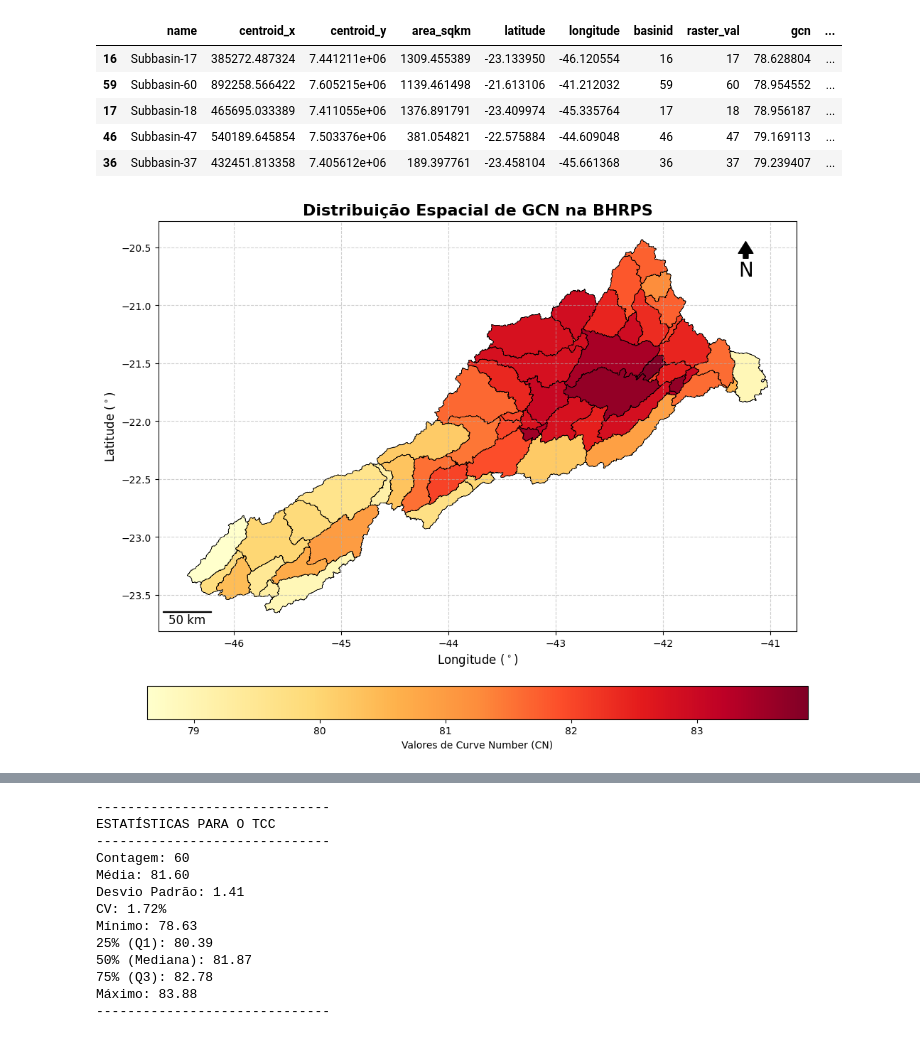
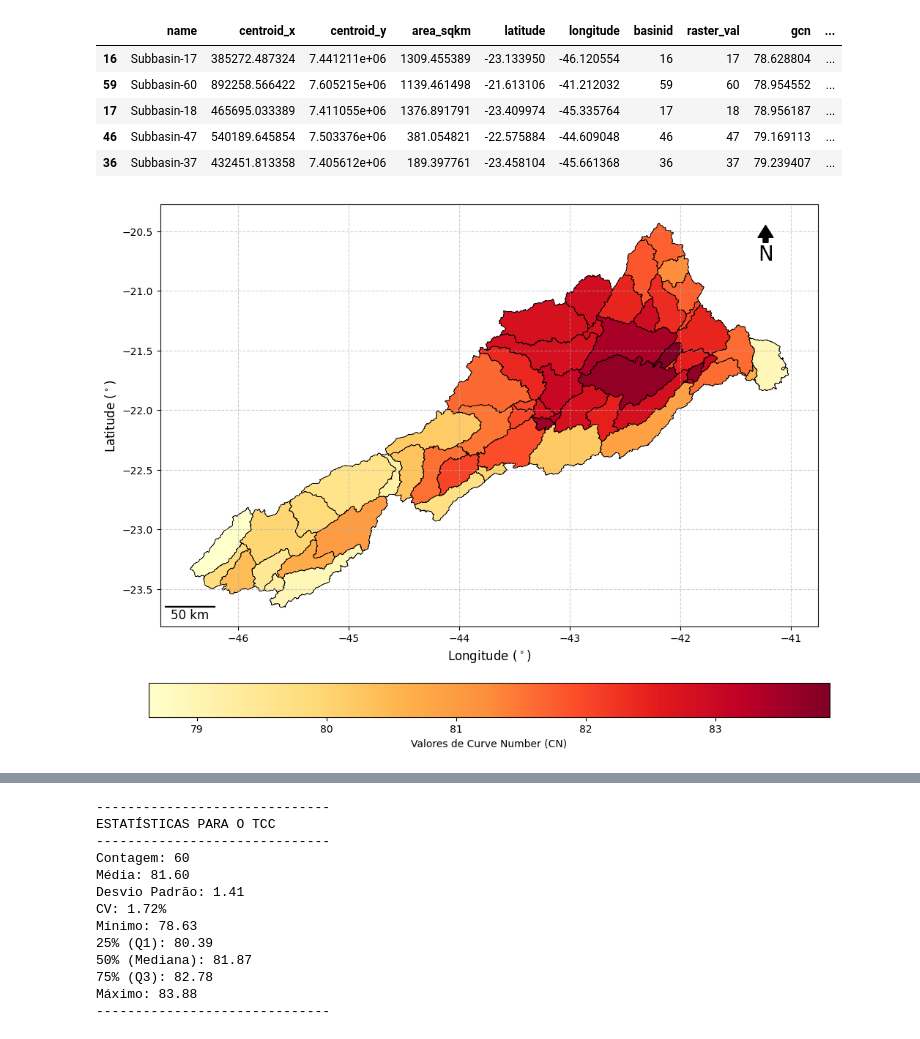
Before and after one commit to vinicius-oliveiracr/gee-data-pipeline, a Jupyter notebook: src/analysis.ipynb, the cells around one changed output, grey strips where cells are left out. Cells and saved outputs as stored; diff of their text form; code cells hidden in the pictures.

```diff
--- a/src/analysis.ipynb
+++ b/src/analysis.ipynb
@@ -60,36 +60,35 @@ gdf.plot(ax=ax,
          legend_kwds={'label': "Valores de Curve Number (CN)", 'orientation': "horizontal", 'pad': 0.1})
 
 # 3. Adicionar e configurar os eixos
-ax.set_title('Distribuição Espacial de GCN na BHRPS', fontsize=16, fontweight='bold')
 ax.set_xlabel(r'Longitude ($^\circ$)', fontsize=12)
 ax.set_ylabel(r'Latitude ($^\circ$)', fontsize=12)
 ax.grid(True, linestyle='--', alpha=0.6)
 
 x, y, arrow_length = 0.92, 0.95, 0.07
 ax.annotate(
     'N', xy=(x, y), xytext=(x, y - arrow_length),
     arrowprops=dict(facecolor='black', width=5, headwidth=15),
     ha='center', va='center', fontsize=20,
     xycoords=ax.transAxes
 )
 
 
 # Configuração da barra: 0.45 graus aprox 50km na latitude da BHRPS
 fontprops = fm.FontProperties(size=12)
 scalebar = AnchoredSizeBar(ax.transData,
                            0.45, '50 km', 'lower left',
                            pad=0.3,
                            color='black',
                            frameon=False,
                            size_vertical=0.005,
                            fontproperties=fontprops)
 
 ax.add_artist(scalebar)
 
 caminho_salvamento = os.path.join(output_dir, 'mapa_gcn_final.png')
 plt.savefig(caminho_salvamento, dpi=300, bbox_inches='tight')
 
 plt.show()
 # %% [output]
-[figure, old version]
+[figure, new version]
 # %%
```
Also changed, not shown: parts of 2 cells of this notebook, 3 other files.
